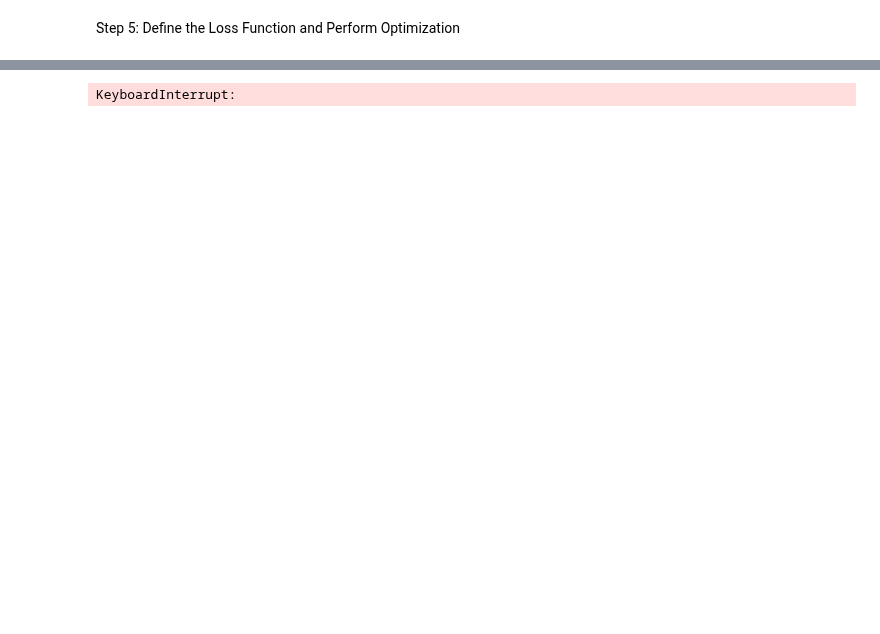
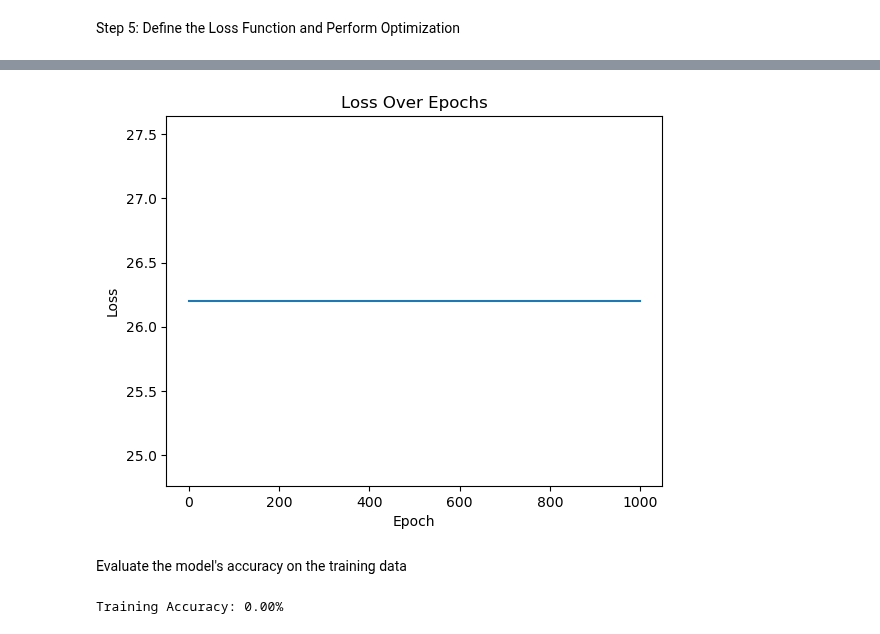
Before and after one commit to AP-047/RClass-Classification-by-Rational-Approximation, a Jupyter notebook: notebooks/02_model_training.ipynb, the cells around one changed output, grey strips where cells are left out. Drawn from its saved outputs; the diff is of its cells as text; code cells hidden in the pictures; blank space fills up the shorter version.

```diff
--- a/notebooks/02_model_training.ipynb
+++ b/notebooks/02_model_training.ipynb
@@ -13,8 +13,8 @@ from tensorflow.keras.datasets import mnist
 
 # Select 10 samples per digit (0–9) for a total of 100 samples
 selected_indices = []
-for digit in range(1000):
-    indices = np.where(train_y == digit)[0][:1000]
+for digit in range(10):
+    indices = np.where(train_y == digit)[0][:100]
     selected_indices.extend(indices)
 
 # Create the subset
@@ -162,7 +159,7 @@ X_scaled = X / 1000  # Adjust the scaling factor as needed
 
 # Initialize parameters (assuming a, b, c, d are already defined)
 num_epochs = 1000
-learning_rate = 0.001
+learning_rate = 2
 loss_values = []
 
 # Training loop
@@ -203 +209,12 @@ Epoch 0, Loss: 3602492.4526
-KeyboardInterrupt:
+[figure, added]
+# %% [markdown]
+Evaluate the model's accuracy on the training data
+# %%
+# Predict on training data
+y_pred = np.round(rational_function(X, a, b, c, d))
+
+# Calculate accuracy
+accuracy = np.mean(y_pred == y) * 100
+print(f"Training Accuracy: {accuracy:.2f}%")
+# %% [output]
+Training Accuracy: 0.00%
```
Also changed, not shown: parts of 6 cells of this notebook.
